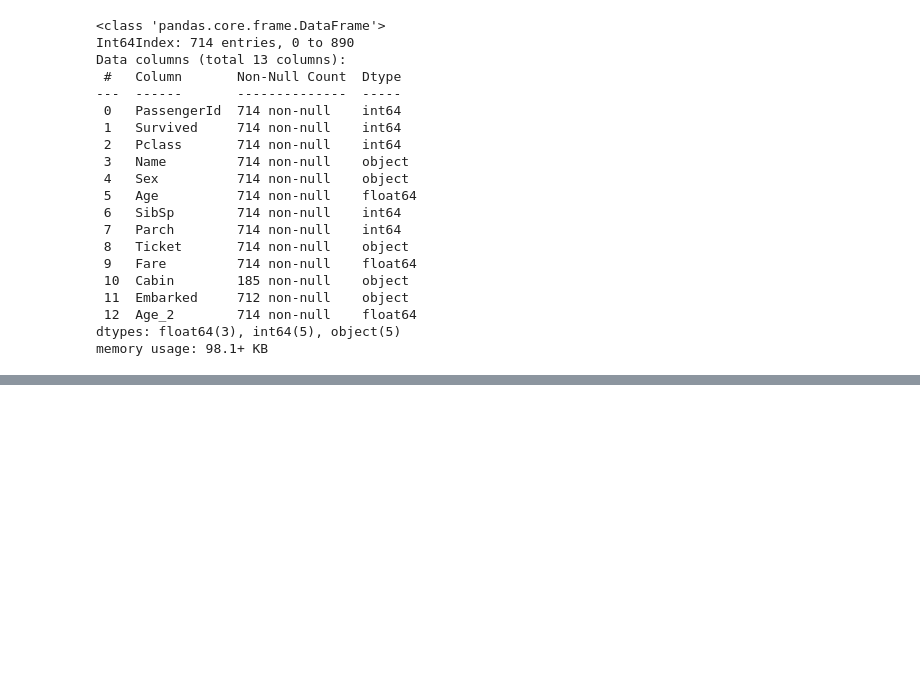
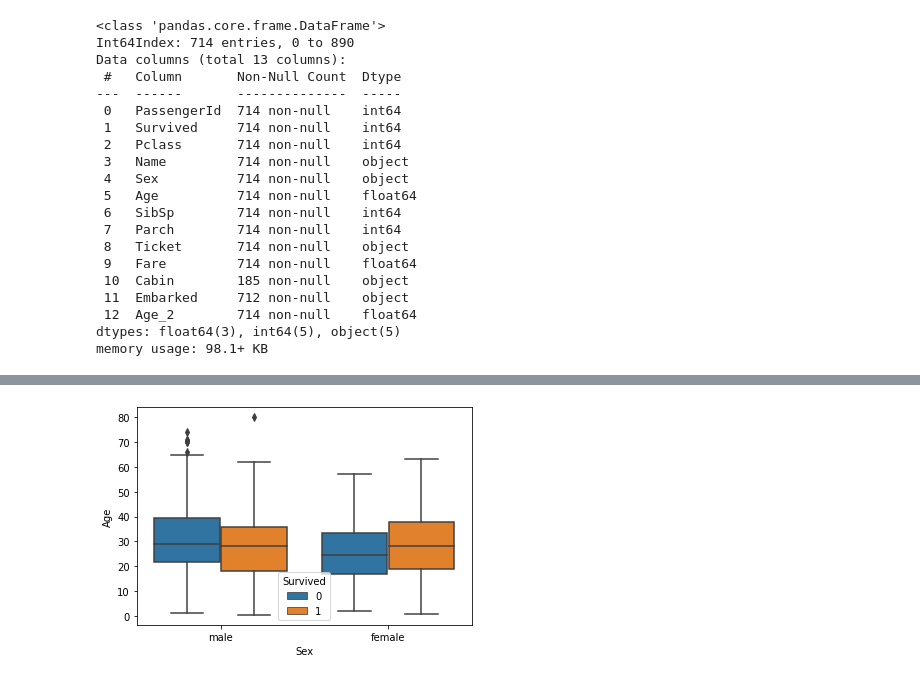
Before and after one commit to wilmerod/Curso-de-introduccion-a-Big-Data-Parte-2-nov2021, a Jupyter notebook: EDA_Titanic.ipynb, the cells around one changed output, grey strips where cells are left out. Saved outputs shown, nothing was run; the diff lists cells and outputs as text; code cells hidden in the pictures; blank space fills up the shorter version.

```diff
--- a/EDA_Titanic.ipynb
+++ b/EDA_Titanic.ipynb
@@ -541,0 +562,5 @@ memory usage: 98.1+ KB
+# %%
+sns.boxplot(x=train_data['Sex'],y=train_data['Age'], hue=train_data['Survived'])
+plt.show()
+# %% [output]
+[figure, added]
```
Also changed, not shown: parts of 14 cells of this notebook.
